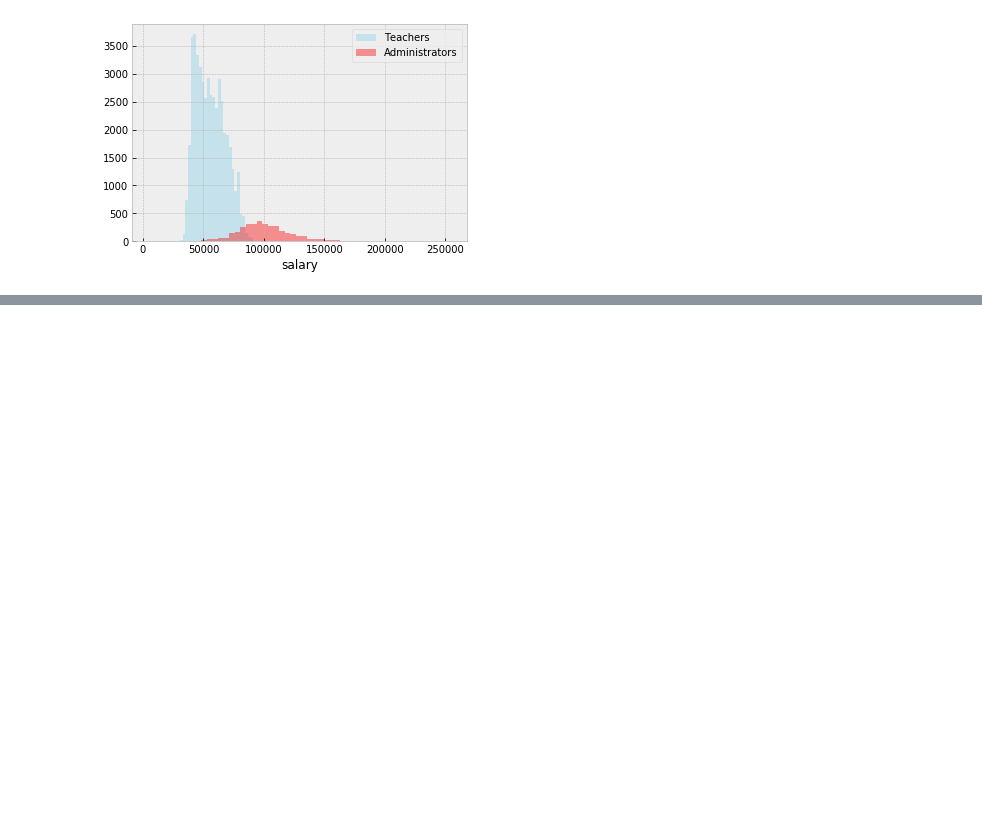
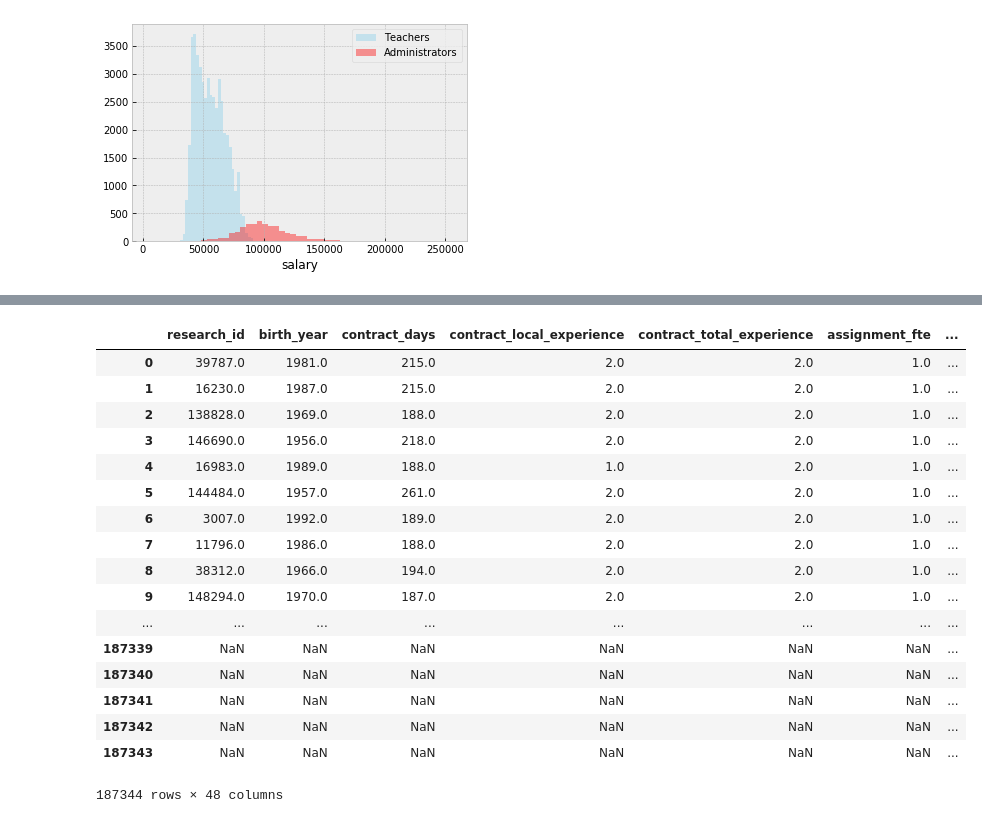
Before and after one commit to j-buss/wi-dpi, a Jupyter notebook: eda/5.0_Analysis.ipynb, the cells around one changed output, grey strips where cells are left out. Saved outputs shown, nothing was run; the diff lists cells and outputs as text; code cells hidden in the pictures; blank space fills up the shorter version.

```diff
--- a/eda/5.0_Analysis.ipynb
+++ b/eda/5.0_Analysis.ipynb
@@ -426,0 +459,2 @@ plt.show()
+# %%
+df_working = df_v1_regression
@@ -426,0 +474,32 @@ plt.show()
+# %%
+
+df_working = pd.concat([df_working.drop('gender', axis=1), pd.get_dummies(df['gender'],prefix='gender')], axis=1)
+# %%
+
+df_working = pd.concat([df_working.drop('race_ethnicity_cd', axis=1), pd.get_dummies(df['race_ethnicity_cd'],prefix='ethnicity')], axis=1)
+# %%
+df_working = pd.concat([df_working.drop('contract_high_degree_cd', axis=1), pd.get_dummies(df['contract_high_degree_cd'],prefix='degree')], axis=1)
+df_working = pd.concat([df_working.drop('cesa_num', axis=1), pd.get_dummies(df['cesa_num'],prefix='cesa')], axis=1)
+df_working = pd.concat([df_working.drop('assignment_staff_category_cd', axis=1), pd.get_dummies(df['assignment_staff_category_cd'],prefix='assignment_staff_category_cd')], axis=1)
+df_working = pd.concat([df_working.drop('position_classification', axis=1), pd.get_dummies(df['position_classification'])], axis=1)
+# %%
+df_working
+# %% [output]
+|  | research_id | birth_year | contract_days | contract_local_experience | contract_total_experience | assignment_fte | ... |
+| 0 | 39787.0 | 1981.0 | 215.0 | 2.0 | 2.0 | 1.0 | ... |
+| 1 | 16230.0 | 1987.0 | 215.0 | 2.0 | 2.0 | 1.0 | ... |
+| 2 | 138828.0 | 1969.0 | 188.0 | 2.0 | 2.0 | 1.0 | ... |
+| 3 | 146690.0 | 1956.0 | 218.0 | 2.0 | 2.0 | 1.0 | ... |
+| 4 | 16983.0 | 1989.0 | 188.0 | 1.0 | 2.0 | 1.0 | ... |
+| 5 | 144484.0 | 1957.0 | 261.0 | 2.0 | 2.0 | 1.0 | ... |
+| 6 | 3007.0 | 1992.0 | 189.0 | 2.0 | 2.0 | 1.0 | ... |
+| 7 | 11796.0 | 1986.0 | 188.0 | 2.0 | 2.0 | 1.0 | ... |
+| 8 | 38312.0 | 1966.0 | 194.0 | 2.0 | 2.0 | 1.0 | ... |
+| 9 | 148294.0 | 1970.0 | 187.0 | 2.0 | 2.0 | 1.0 | ... |
+| ... | ... | ... | ... | ... | ... | ... | ... |
+| 187339 | NaN | NaN | NaN | NaN | NaN | NaN | ... |
+| 187340 | NaN | NaN | NaN | NaN | NaN | NaN | ... |
+| 187341 | NaN | NaN | NaN | NaN | NaN | NaN | ... |
+| 187342 | NaN | NaN | NaN | NaN | NaN | NaN | ... |
+| 187343 | NaN | NaN | NaN | NaN | NaN | NaN | ... |
+187344 rows × 48 columns
```
Also changed, not shown: parts of 10 cells of this notebook.
